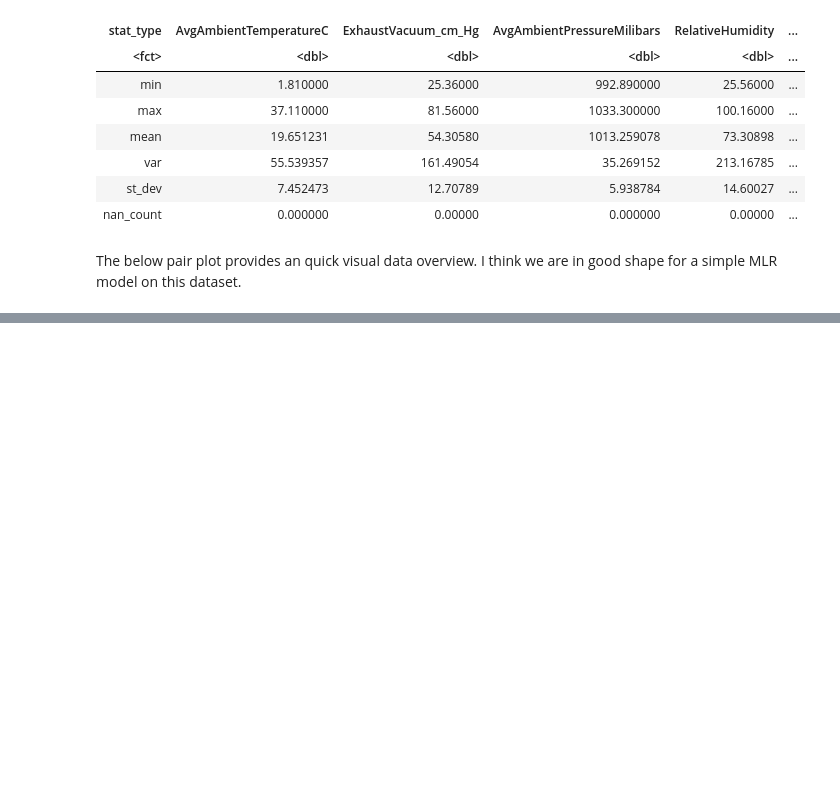
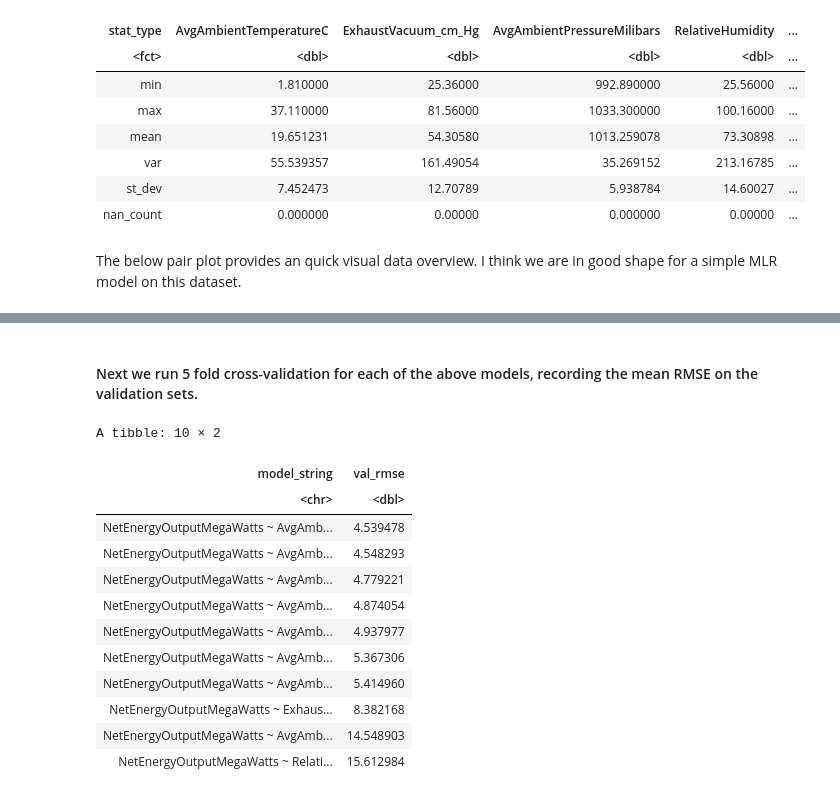
Before and after one commit to edile47/MPG-prediction, a Jupyter notebook: power_prediction.ipynb, the cells around one changed output, grey strips where cells are left out. Saved outputs shown, nothing was run; the diff lists cells and outputs as text; code cells hidden in the pictures; blank space fills up the shorter version.

```diff
--- a/power_prediction.ipynb
+++ b/power_prediction.ipynb
@@ -104,0 +174,20 @@ ggpairs(power_subset,
+# %%
+power_train_5fold_cv <- vfold_cv(power_train, v = 5)
+# %%
+# make model strings to test
+pred_var_names <- colnames(power_train %>% select(-NetEnergyOutputMegaWatts))
+num_predictors <-length(pred_var_names)
+model_strings_no_interaction = c()
+
+# selected predictor variables
+selected <- c()
+for (i in 1:num_predictors) {
+    for (j in 1:length(pred_var_names)){
+        # make a string representing the model
+        curr_model_preds <- c(selected, pred_var_names[[j]])
+        model_string <- paste("NetEnergyOutputMegaWatts", "~", paste(curr_model_preds, collapse="+"))
+        model_strings_no_interaction <- append(model_strings_no_interaction, model_string)
+    }
+    selected <- c(selected, pred_var_names[[1]])
+    pred_var_names <- pred_var_names[-1]
+}
@@ -104,0 +209,56 @@ ggpairs(power_subset,
+# %% [markdown]
+#### Next we run 5 fold cross-validation for each of the above models, recording the mean RMSE on the validation sets.
+# %%
+# run the cross-validation and record the results
+fold_names <- unique(power_train_5fold_cv$id)
+predictor_vars <- colnames(power_train %>% select(-NetEnergyOutputMegaWatts))
+
+num_predictors <-length(predictor_vars)
+runs <- length(fold_names) * 10
+
+cv_results <- tibble(model_string = character(), val_rmse = numeric())
+
+# extract test and train data into separate columns in the fold_cv tibble
+power_train_5fold_cv <- power_train_5fold_cv %>%
+  mutate(
+    train = map(splits, ~training(.x)),
+    validate = map(splits, ~testing(.x))
+  )
+
+
+for (model_string in model_strings_no_interaction) {
+
+    # generate the models for all cross-val splits
+    evaluated_models <- power_train_5fold_cv %>%
+        mutate(model = map(train, ~lm(formula = as.formula(model_string), data = .x))) %>%
+
+    # map the real response validation set response and predicted response to validate_actual & validate_predicted
+        mutate(validate_actual = map(validate, ~.x$NetEnergyOutputMegaWatts),
+               validate_predicted = map2(model, validate, ~predict(.x, .y))) %>%
+
+    # calculate the RMSE between the real and predicted on the validation set
+        mutate(validate_rmse = map2_dbl(validate_actual, validate_predicted,
+               ~rmse(actual = .x, predicted = .y)))
+
+
+
+    cv_results <- cv_results %>% add_row(model_string = model_string, val_rmse = mean(evaluated_models$validate_rmse))
+
+
+}
+
+cv_results %>% arrange(val_rmse)
+# %% [output]
+A tibble: 10 × 2
+| model_string | val_rmse |
+| <chr> | <dbl> |
+| NetEnergyOutputMegaWatts ~ AvgAmb... | 4.539478 |
+| NetEnergyOutputMegaWatts ~ AvgAmb... | 4.548293 |
+| NetEnergyOutputMegaWatts ~ AvgAmb... | 4.779221 |
+| NetEnergyOutputMegaWatts ~ AvgAmb... | 4.874054 |
+| NetEnergyOutputMegaWatts ~ AvgAmb... | 4.937977 |
+| NetEnergyOutputMegaWatts ~ AvgAmb... | 5.367306 |
+| NetEnergyOutputMegaWatts ~ AvgAmb... | 5.414960 |
+| NetEnergyOutputMegaWatts ~ Exhaus... | 8.382168 |
+| NetEnergyOutputMegaWatts ~ AvgAmb... | 14.548903 |
+| NetEnergyOutputMegaWatts ~ Relati... | 15.612984 |
```
Also changed, not shown: parts of 16 cells of this notebook, 1 other file.
